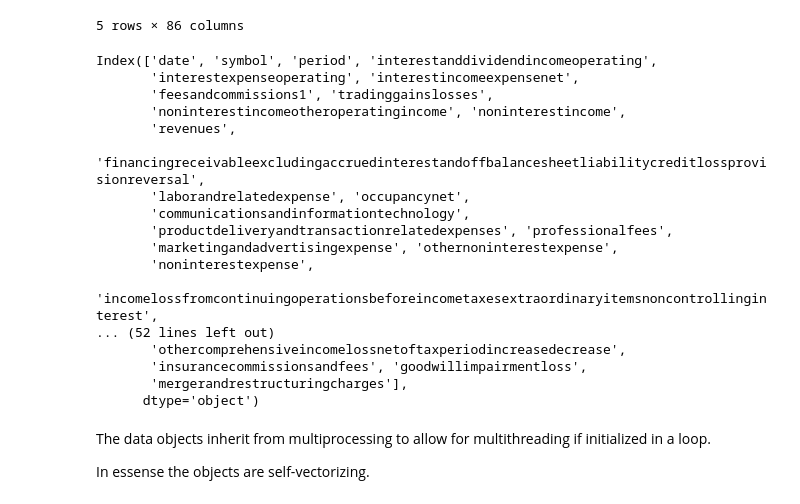
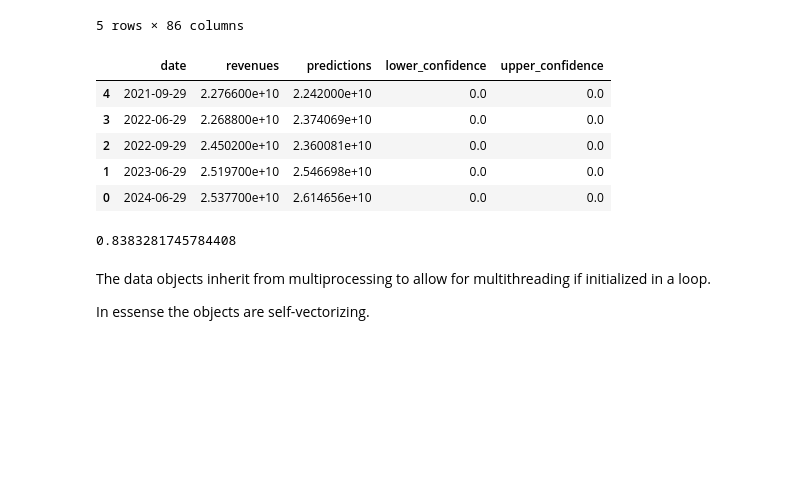
Before and after one commit to reckoning-machines/financial-forecasting, a Jupyter notebook: example.ipynb, the cells around one changed output. Drawn from its saved outputs; the diff is of its cells as text; code cells hidden in the pictures; blank space fills up the shorter version.

Commit message:
add forecast class

```diff
--- a/example.ipynb
+++ b/example.ipynb
@@ -37,27 +37,22 @@ Initial Featureset
 | 0 | 2024-06-29 | BAC | Q2 | 36854000000 | 2.315200e+10 | 13702000000 | ... |
 5 rows × 86 columns
 # %%
-forecast = Forecast(data=sd.income_statement['date','revenue'])
+forecast = Forecast(data=sd.income_statement[['date','revenues']])
 # %%
 forecast.fit(forecast_column='revenues')
-# %% [output]
-Index(['date', 'symbol', 'period', 'interestanddividendincomeoperating',
-       'interestexpenseoperating', 'interestincomeexpensenet',
-       'feesandcommissions1', 'tradinggainslosses',
-       'noninterestincomeotheroperatingincome', 'noninterestincome',
-       'revenues',
-       'financingreceivableexcludingaccruedinterestandoffbalancesheetliabilitycreditlossprovisionreversal',
-       'laborandrelatedexpense', 'occupancynet',
-       'communicationsandinformationtechnology',
-       'productdeliveryandtransactionrelatedexpenses', 'professionalfees',
-       'marketingandadvertisingexpense', 'othernoninterestexpense',
-       'noninterestexpense',
-       'incomelossfromcontinuingoperationsbeforeincometaxesextraordinaryitemsnoncontrollinginterest',
-... (52 lines left out)
-       'othercomprehensiveincomelossnetoftaxperiodincreasedecrease',
-       'insurancecommissionsandfees', 'goodwillimpairmentloss',
-       'mergerandrestructuringcharges'],
-      dtype='object')
+# %%
+forecast.forecast_data.tail()
+# %% [output]
+|  | date | revenues | predictions | lower_confidence | upper_confidence |
+| 4 | 2021-09-29 | 2.276600e+10 | 2.242000e+10 | 0.0 | 0.0 |
+| 3 | 2022-06-29 | 2.268800e+10 | 2.374069e+10 | 0.0 | 0.0 |
+| 2 | 2022-09-29 | 2.450200e+10 | 2.360081e+10 | 0.0 | 0.0 |
+| 1 | 2023-06-29 | 2.519700e+10 | 2.546698e+10 | 0.0 | 0.0 |
+| 0 | 2024-06-29 | 2.537700e+10 | 2.614656e+10 | 0.0 | 0.0 |
+# %%
+forecast.r_squared
+# %% [output]
+0.8383281745784408
 # %% [markdown]
 The data objects inherit from multiprocessing to allow for multithreading if initialized in a loop.
 
```
